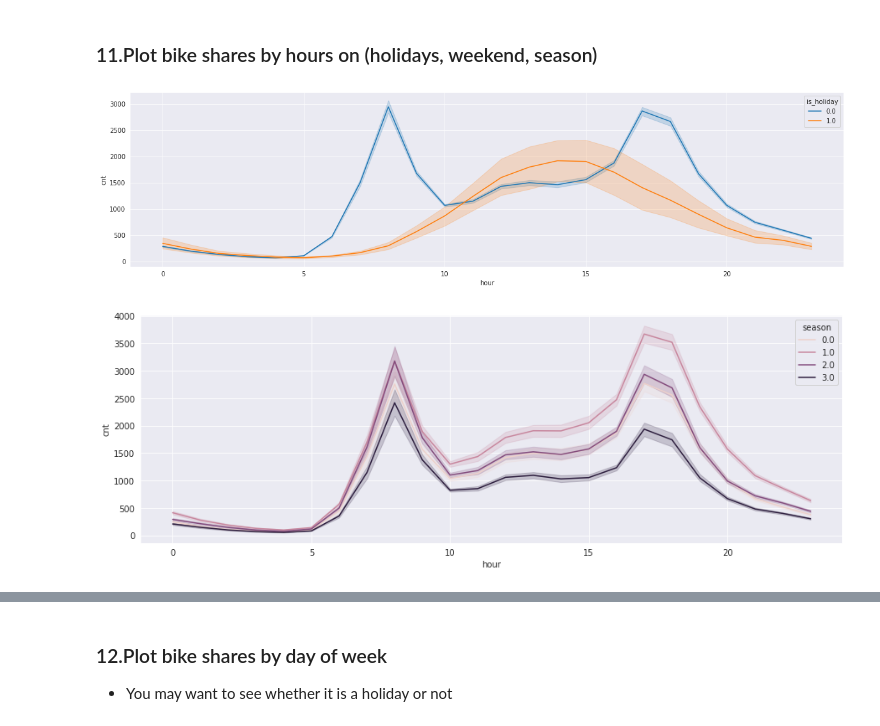
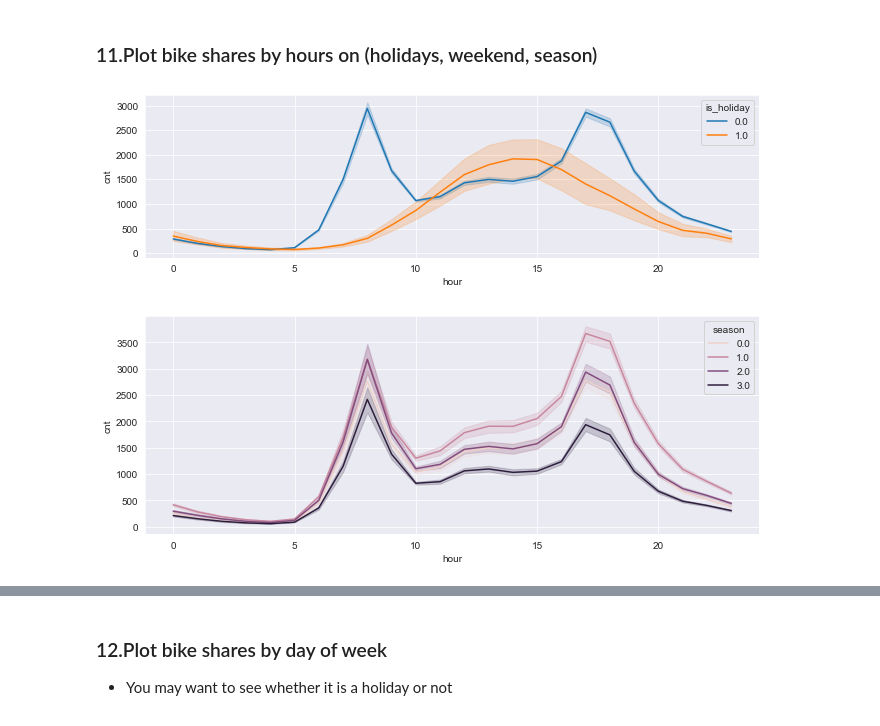
Before and after one commit to StephenKinggg/Data_Science_Course_Repo, a Jupyter notebook: 1. Projects_Assignment/8. DV_capstone_student.ipynb, the cells around one changed output, grey strips where cells are left out. Drawn from its saved outputs; the diff is of its cells as text; code cells hidden in the pictures.

```diff
--- a/1. Projects_Assignment/8. DV_capstone_student.ipynb
+++ b/1. Projects_Assignment/8. DV_capstone_student.ipynb
@@ -467,9 +458,21 @@ plt.show()
 ### 11.Plot bike shares by hours on (holidays, weekend, season)
 # %%
 # with lineplot (*whether it is a holiday or not*)
+
+plt.figure(figsize=(11,3))
+
+sns.lineplot(x="hour", y="cnt", data=df, hue="is_holiday")
+
+plt.show()
 # %% [output]
-[figure, old version]
+[figure, new version]
 # %%
 # with lineplot (*You may want to see seasonal breakdowns*)
+
+plt.figure(figsize=(11,4))
+
+sns.lineplot(x="hour", y="cnt", data=df, hue="season")
+
+plt.show()
 # %% [output]
-[figure, old version]
+[figure, new version]
```
Also changed, not shown: parts of 27 cells of this notebook, 2 other files.
